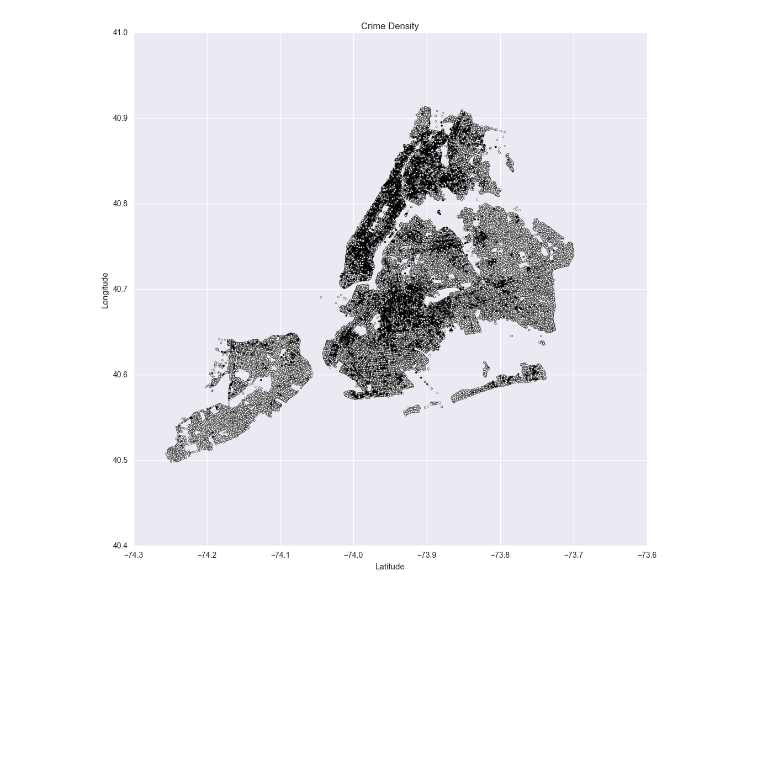
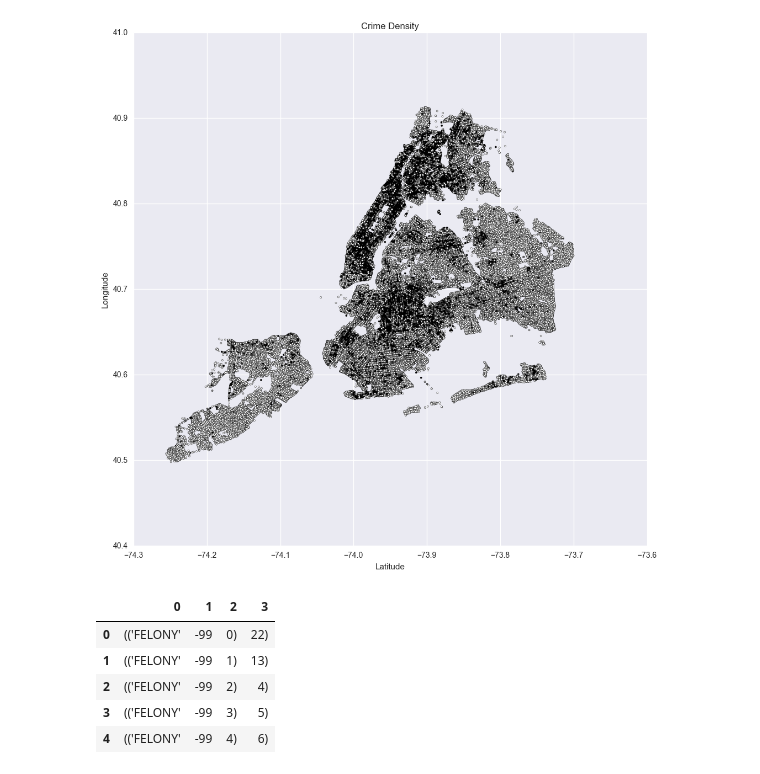
Before and after one commit to brenton72/NYC-crime-project, a Jupyter notebook: plotting_notebooks/Crime_project_graphing.ipynb, the cells around one changed output. Cells and saved outputs as stored; diff of their text form; code cells hidden in the pictures; blank space fills up the shorter version.

```diff
--- a/plotting_notebooks/Crime_project_graphing.ipynb
+++ b/plotting_notebooks/Crime_project_graphing.ipynb
@@ -129,3 +128,13 @@ plt.savefig('crimes_by_latlon.png', format='png')
 # %% [output]
 <matplotlib.text.Text at 0x...>
 [figure]
+# %%
+wkday_df = pd.read_csv('by_type_wkday_hr.out', header=None)
+wkday_df.head()
+# %% [output]
+|  | 0 | 1 | 2 | 3 |
+| 0 | (('FELONY' | -99 | 0) | 22) |
+| 1 | (('FELONY' | -99 | 1) | 13) |
+| 2 | (('FELONY' | -99 | 2) | 4) |
+| 3 | (('FELONY' | -99 | 3) | 5) |
+| 4 | (('FELONY' | -99 | 4) | 6) |
```
Also changed, not shown: parts of 4 cells of this notebook, 2 other files.
